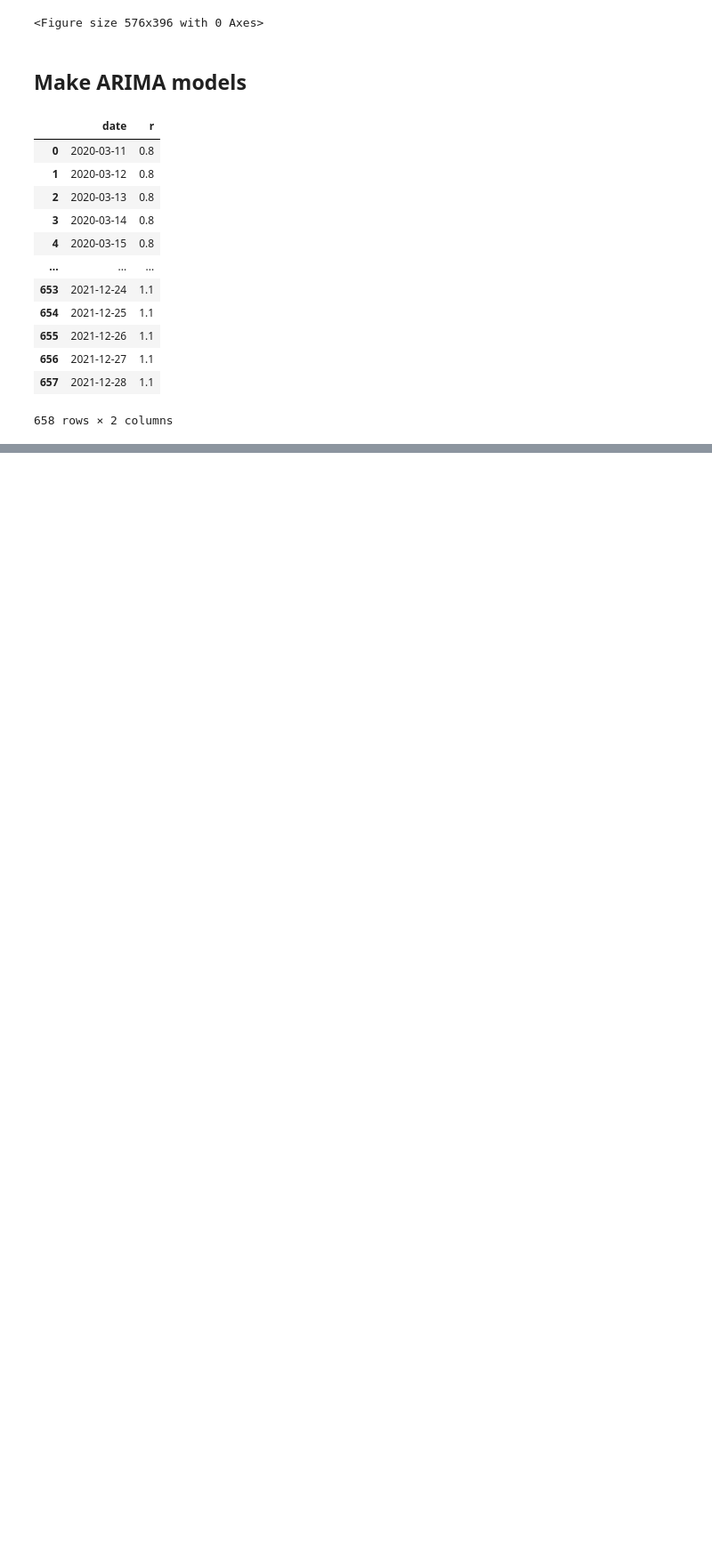
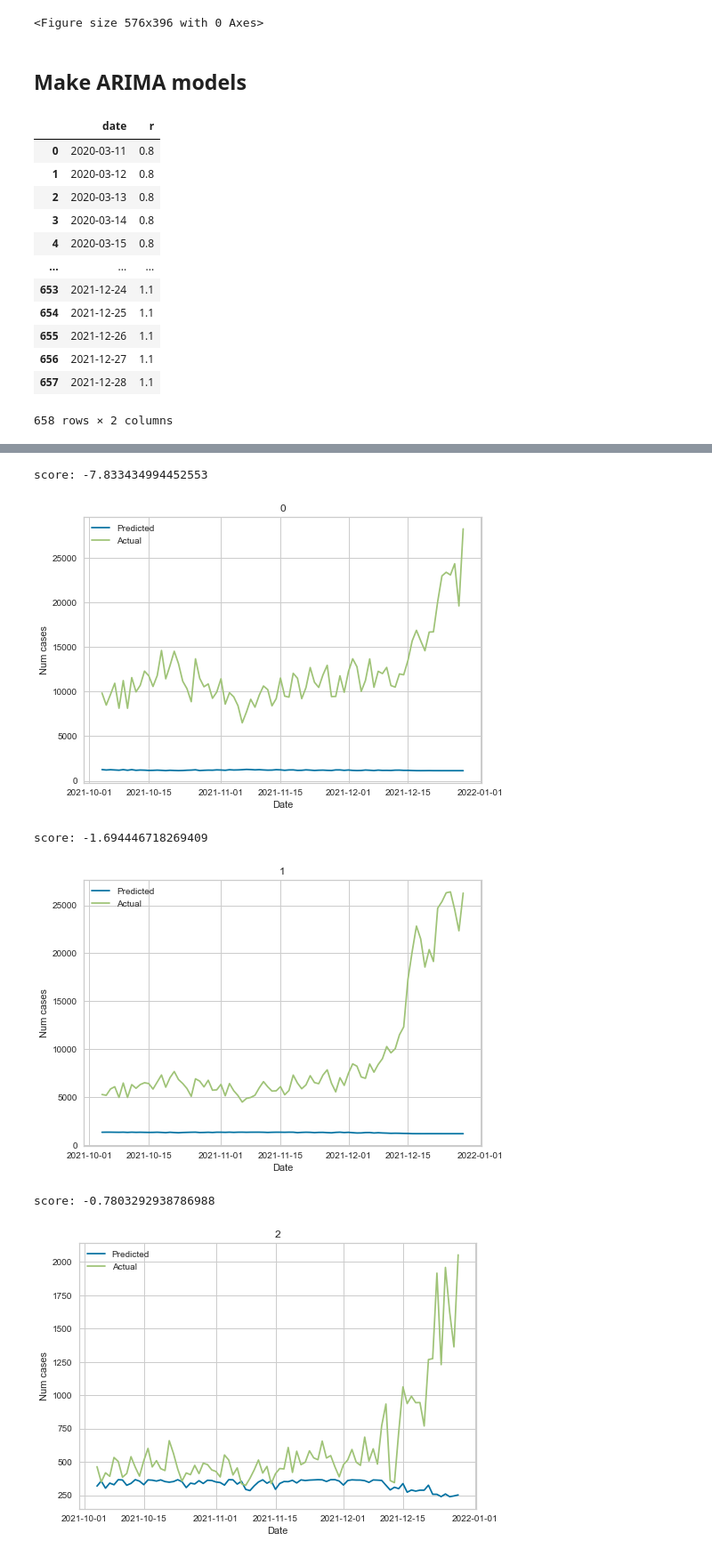
Before and after one commit to SL477/VA-Coursework, a Jupyter notebook: clustering.ipynb, the cells around one changed output, grey strips where cells are left out. Shown at 89% size. Cells and saved outputs as stored; diff of their text form; code cells hidden in the pictures; blank space fills up the shorter version.

```diff
--- a/clustering.ipynb
+++ b/clustering.ipynb
@@ -554,3 +557,51 @@ Warnings:
 [1] Covariance matrix calculated using the outer product of gradients (complex-step).
 [figure]
 ... (7 outputs left out)
+# %%
+def svr_maker(cluster, df):
+    """This splits the data into testing and training data and fits an SVR model to it
+    make the split in Oct 21"""
+    # sort out df
+    df = df[['newCasesByPublishDate']]
+    df['lastDayCases'] = df['newCasesByPublishDate'].shift(1)
+
+    # Split to train and testing
+    train_df = df.loc[:'2021-10-03']
+    train_df.loc['2020-07-01']['newCasesByPublishDate'] = 1
+    test_df = df.loc['2021-10-04':]
+    train_df.index = pd.DatetimeIndex(train_df.index.values, freq=train_df.index.inferred_freq)
+
+    # make svr model
+    svr_mdl = Pipeline([
+        #('scal', StandardScaler()),
+        ('svr', SVR())
+    ])
+
+    # split data
+    train_df.dropna(inplace=True)
+    y_train = train_df['newCasesByPublishDate']
+    train_df.drop('newCasesByPublishDate', inplace=True, axis=1)
+    y_test = test_df['newCasesByPublishDate']
+    test_df.drop('newCasesByPublishDate', inplace=True, axis=1)
+
+    # train model
+    svr_mdl.fit(train_df, y_train)
+    print("score:", svr_mdl.score(test_df, y_test))
+    preds = svr_mdl.predict(test_df)
+    plt.plot(test_df.index, preds, label='Predicted')
+    plt.plot(test_df.index, y_test, label='Actual')
+    plt.legend()
+    plt.title(str(cluster))
+    plt.xlabel('Date')
+    plt.ylabel('Num cases')
+    plt.show()
+
+
+clusterLooper(svr_maker)
+# %% [output]
+score: -7.833434994452553
+[figure, added]
+score: -1.694446718269409
+[figure, added]
+score: -0.7803292938786988
+[figure, added]
```
Also changed, not shown: parts of 4 cells of this notebook, 2 other files.
